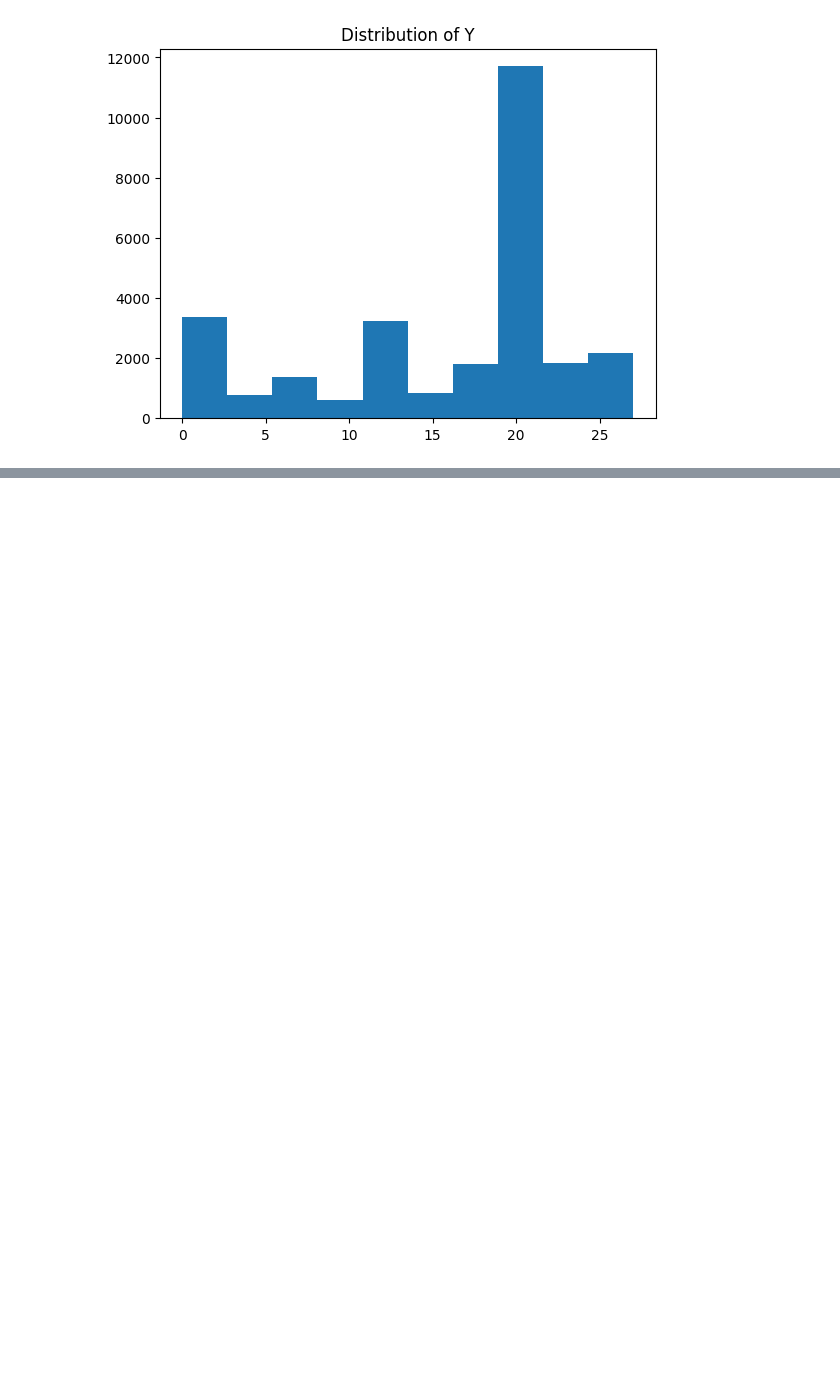
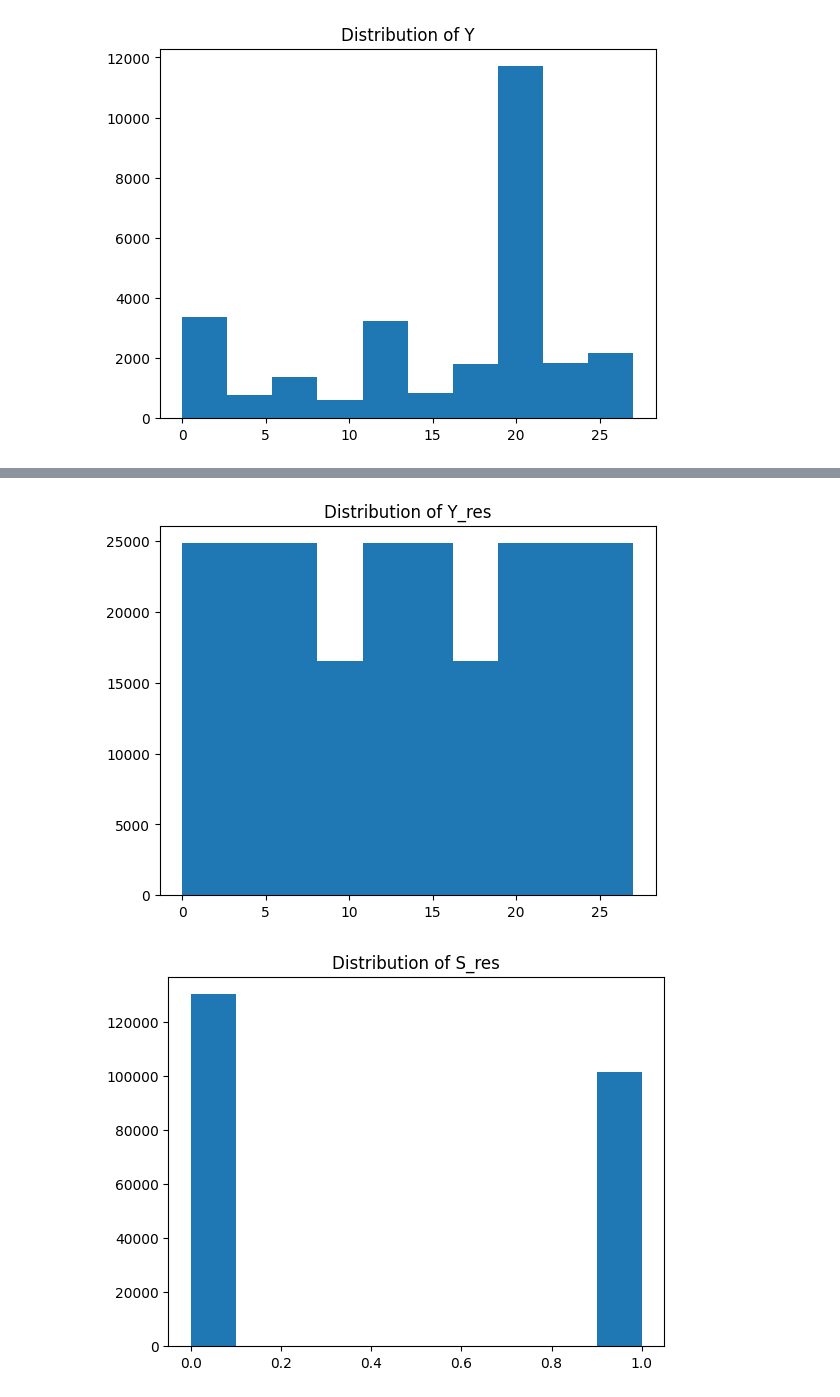
Before and after one commit to codaleks/Data_Challenge, a Jupyter notebook: notebooks/notebook.ipynb, the cells around one changed output, grey strips where cells are left out. Saved outputs shown, nothing was run; the diff lists cells and outputs as text; code cells hidden in the pictures; blank space fills up the shorter version.

```diff
--- a/notebooks/notebook.ipynb
+++ b/notebooks/notebook.ipynb
@@ -116,3 +153,14 @@ plt.show()
+# %%
+plt.hist(Y_res)
+plt.title('Distribution of Y_res')
+plt.show()
+
+plt.hist(S_res)
+plt.title('Distribution of S_res')
+plt.show()
+# %% [output]
+[figure, added]
+[figure, added]
 # %%
 # Feature selection with pca
 from sklearn.decomposition import PCA
```
Also changed, not shown: parts of 10 cells of this notebook, 3 other files.
